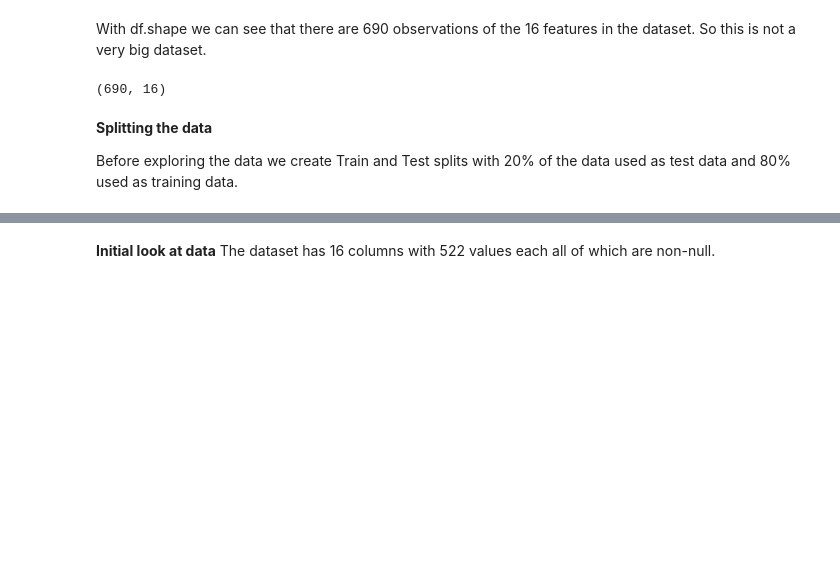
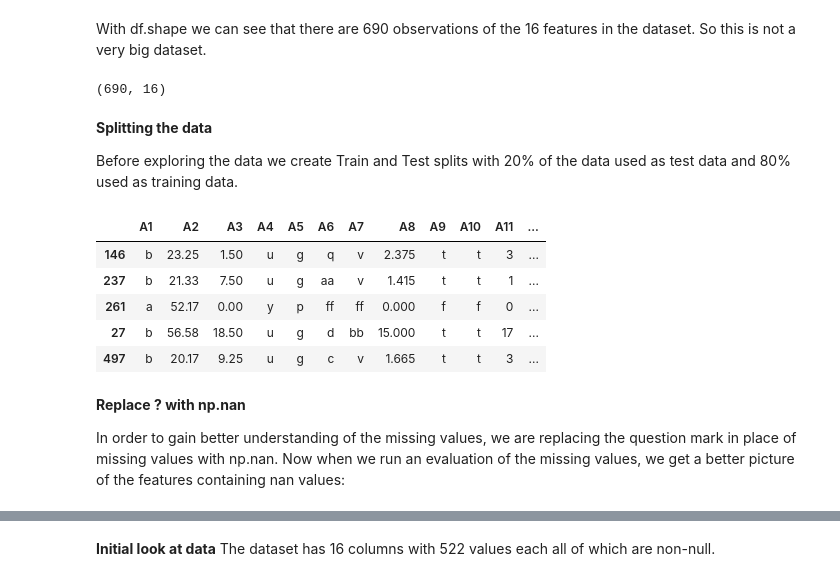
Before and after one commit to UBC-MDS/522_01, a Jupyter notebook: src/Exploratory_Data_Analysis.ipynb, the cells around one changed output, grey strips where cells are left out. Cells and saved outputs as stored; diff of their text form; code cells hidden in the pictures; blank space fills up the shorter version.

```diff
--- a/src/Exploratory_Data_Analysis.ipynb
+++ b/src/Exploratory_Data_Analysis.ipynb
@@ -29,3 +34,16 @@ df.shape
 Before exploring the data we create Train and Test splits with 20% of the data used as test data and 80% used as training data.
 # %%
 train_df, test_df = train_test_split(df, test_size=0.2, random_state=522)
+# %%
+train_df.head()
+# %% [output]
+|  | A1 | A2 | A3 | A4 | A5 | A6 | A7 | A8 | A9 | A10 | A11 | ... |
+| 146 | b | 23.25 | 1.50 | u | g | q | v | 2.375 | t | t | 3 | ... |
+| 237 | b | 21.33 | 7.50 | u | g | aa | v | 1.415 | t | t | 1 | ... |
+| 261 | a | 52.17 | 0.00 | y | p | ff | ff | 0.000 | f | f | 0 | ... |
+| 27 | b | 56.58 | 18.50 | u | g | d | bb | 15.000 | t | t | 17 | ... |
+| 497 | b | 20.17 | 9.25 | u | g | c | v | 1.665 | t | t | 3 | ... |
+# %% [markdown]
+**Replace ? with np.nan**
+
+In order to gain better understanding of the missing values, we are replacing the question mark in place of missing values with np.nan. Now when we run an evaluation of the missing values, we get a better picture of the features containing nan values:
```
Also changed, not shown: parts of 30 cells of this notebook.
